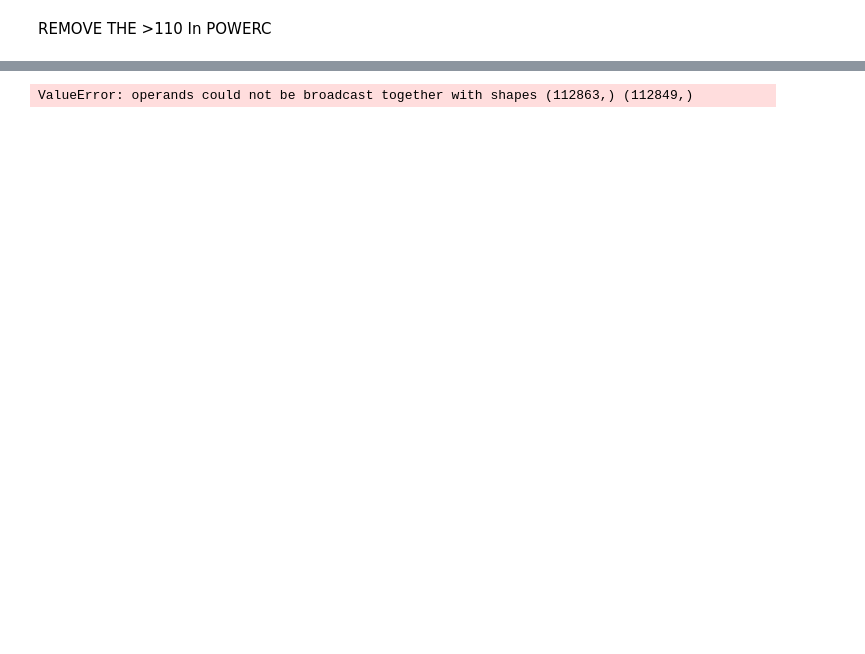
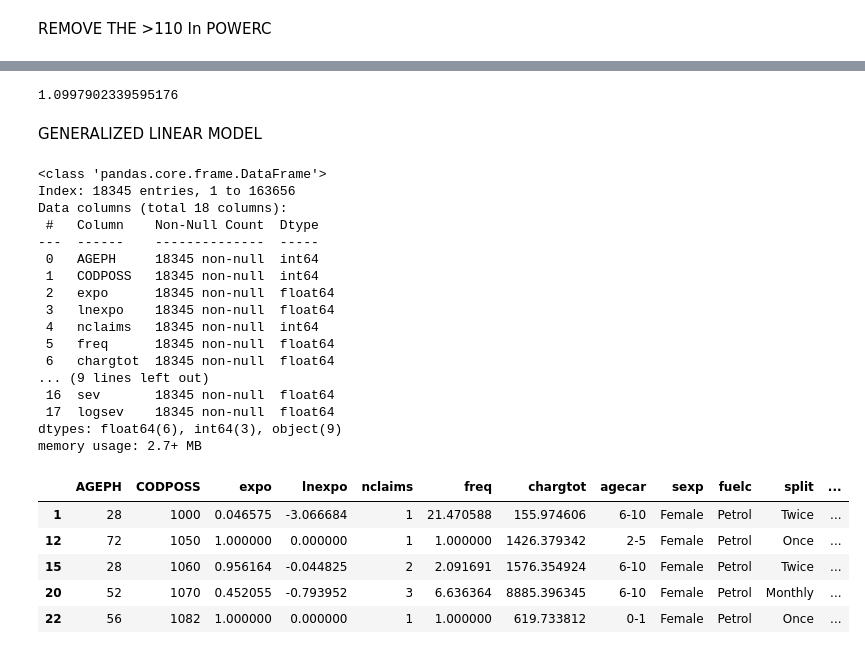
Before and after one commit to HalfmoonSD/Data-Science-for-Non-Life-Insurance-Project, a Jupyter notebook: GLM_FREQUENCY.ipynb, the cells around one changed output, grey strips where cells are left out. Saved outputs shown, nothing was run; the diff lists cells and outputs as text; code cells hidden in the pictures; blank space fills up the shorter version.

```diff
--- a/GLM_FREQUENCY.ipynb
+++ b/GLM_FREQUENCY.ipynb
@@ -395,7 +400,45 @@ C(region, Treatment(reference="HEN"))[T.VB]           -0.0539      0.027     -1.
 C(region, Treatment(reference="HEN"))[T.WV]           -0.0841      0.026     -3.272      0.001      -0.135      -0.034
 ======================================================================================================================
 # %%
-prediction = glm_fit8.predict()
+prediction = glm_fit8.predict(data)
 diff = data['freq']-prediction
+diff = diff.dropna()
+diff
+rmse = np.mean(diff**2)
+rmse
 # %% [output]
-ValueError: operands could not be broadcast together with shapes (112863,) (112849,)
+1.0997902339595176
+# %% [markdown]
+GENERALIZED LINEAR MODEL
+# %%
+data = pd.read_csv('/Users/arthurrastelli/Desktop/Assignment/Assignment.csv')
+data = data.rename(columns= {'duree': 'expo','nbrtotan': 'freq','nbrtotc': 'nclaims'})
+data = data[data['nclaims'] != 0]
+data["sev"] = data['chargtot']/data['nclaims']
+data["logsev"] = np.log(data["sev"])
+data.info()
+data.head()
+# %% [output]
+<class 'pandas.core.frame.DataFrame'>
+Index: 18345 entries, 1 to 163656
+Data columns (total 18 columns):
+ #   Column    Non-Null Count  Dtype
+---  ------    --------------  -----
+ 0   AGEPH     18345 non-null  int64
+ 1   CODPOSS   18345 non-null  int64
+ 2   expo      18345 non-null  float64
+ 3   lnexpo    18345 non-null  float64
+ 4   nclaims   18345 non-null  int64
+ 5   freq      18345 non-null  float64
+ 6   chargtot  18345 non-null  float64
+... (9 lines left out)
+ 16  sev       18345 non-null  float64
+ 17  logsev    18345 non-null  float64
+dtypes: float64(6), int64(3), object(9)
+memory usage: 2.7+ MB
+|  | AGEPH | CODPOSS | expo | lnexpo | nclaims | freq | chargtot | agecar | sexp | fuelc | split | ... |
+| 1 | 28 | 1000 | 0.046575 | -3.066684 | 1 | 21.470588 | 155.974606 | 6-10 | Female | Petrol | Twice | ... |
+| 12 | 72 | 1050 | 1.000000 | 0.000000 | 1 | 1.000000 | 1426.379342 | 2-5 | Female | Petrol | Once | ... |
+| 15 | 28 | 1060 | 0.956164 | -0.044825 | 2 | 2.091691 | 1576.354924 | 6-10 | Female | Petrol | Twice | ... |
+| 20 | 52 | 1070 | 0.452055 | -0.793952 | 3 | 6.636364 | 8885.396345 | 6-10 | Female | Petrol | Monthly | ... |
+| 22 | 56 | 1082 | 1.000000 | 0.000000 | 1 | 1.000000 | 619.733812 | 0-1 | Female | Petrol | Once | ... |
```
Also changed, not shown: parts of 18 cells of this notebook, 1 other file.
